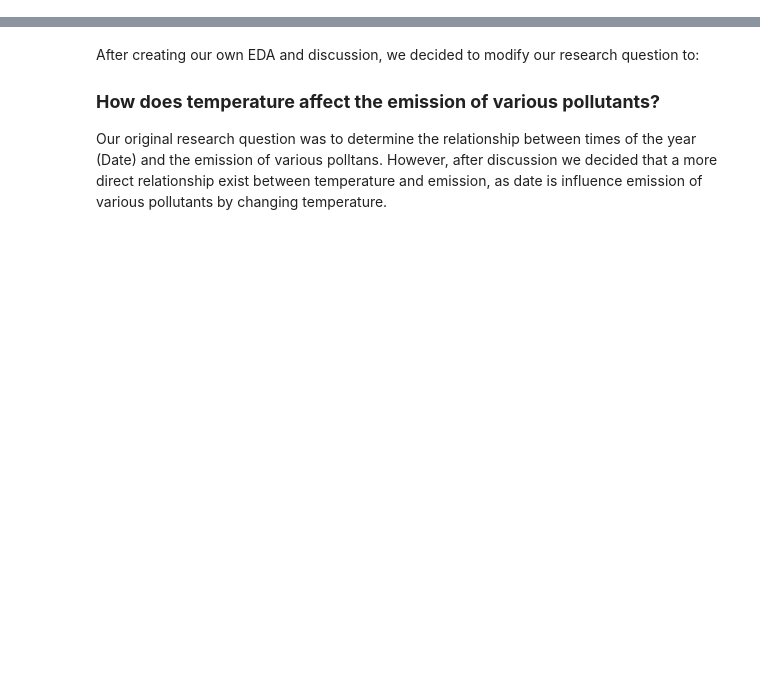
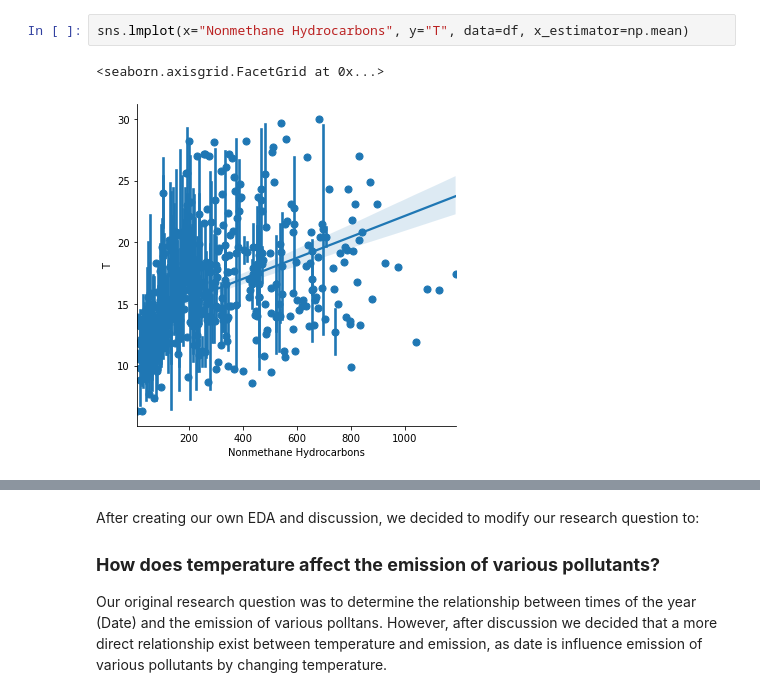
Before and after one commit to data301-2020-winter1/course-project-group_6018, a Jupyter notebook: analysis/submitted/Final_Analysis.ipynb, the cells around one changed output, grey strips where cells are left out. Cells and saved outputs as stored; diff of their text form; blank space fills up the shorter version.

```diff
--- a/analysis/submitted/Final_Analysis.ipynb
+++ b/analysis/submitted/Final_Analysis.ipynb
@@ -2,0 +81,5 @@
+# %%
+sns.lmplot(x="Nonmethane Hydrocarbons", y="T", data=df, x_estimator=np.mean)
+# %% [output]
+<seaborn.axisgrid.FacetGrid at 0x...>
+[figure, added]
```
Also changed, not shown: parts of 47 cells of this notebook.
